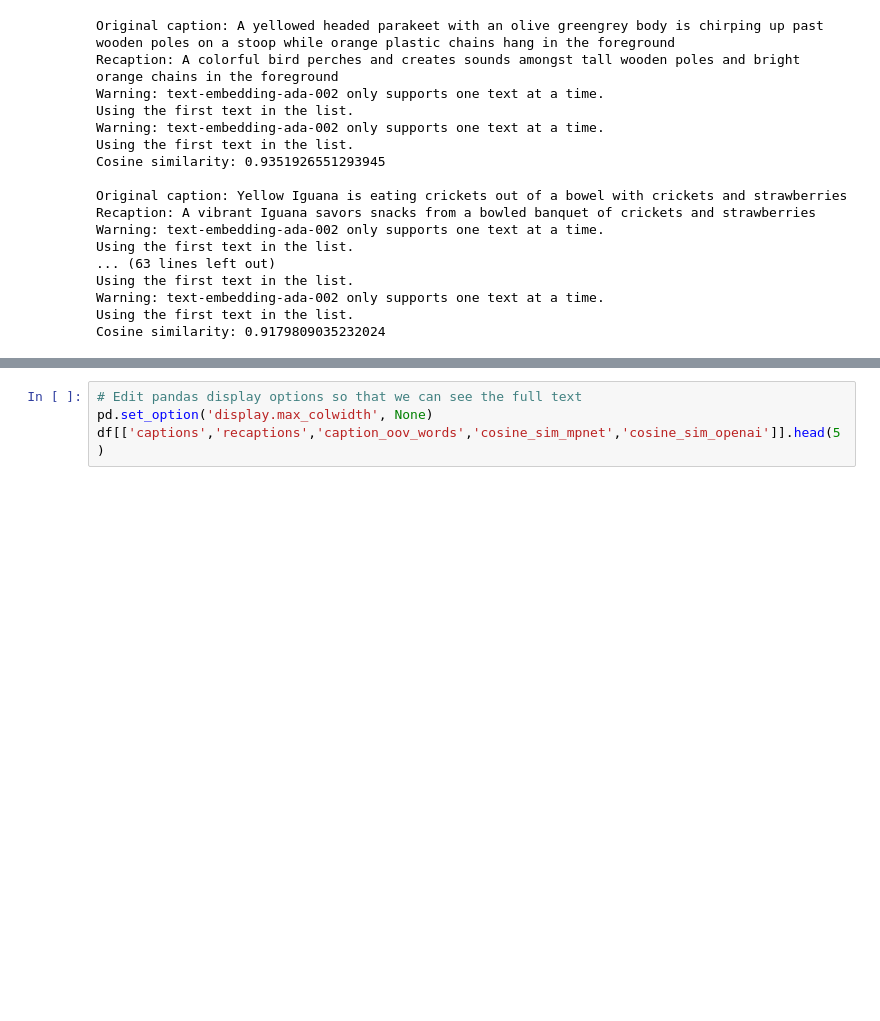
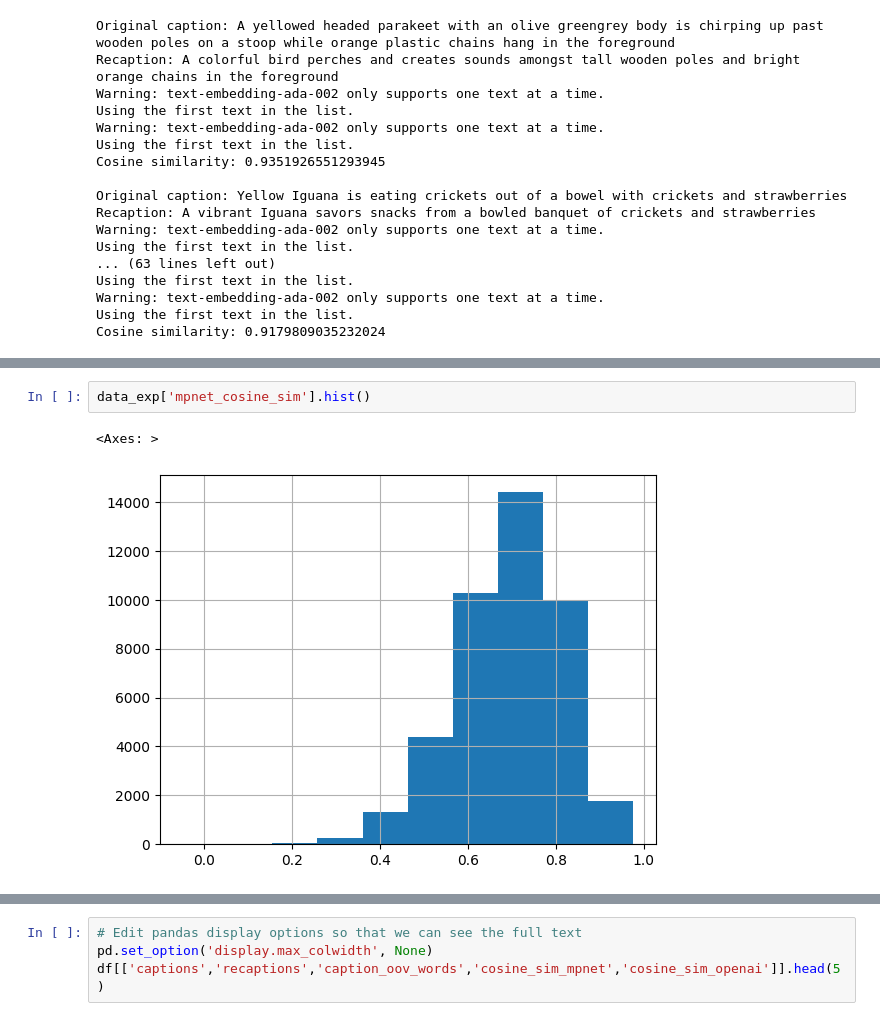
Before and after one commit to imartinf/multimemo, a Jupyter notebook: notebooks/1-imartinf-language-analysis.ipynb, the cells around one changed output, grey strips where cells are left out. Drawn from its saved outputs; the diff is of its cells as text; blank space fills up the shorter version.

```diff
--- a/notebooks/1-imartinf-language-analysis.ipynb
+++ b/notebooks/1-imartinf-language-analysis.ipynb
@@ -446,0 +810,5 @@ df
+# %%
+data_exp['mpnet_cosine_sim'].hist()
+# %% [output]
+<Axes: >
+[figure, added]
```
Also changed, not shown: parts of 21 cells of this notebook, 10 other files.
